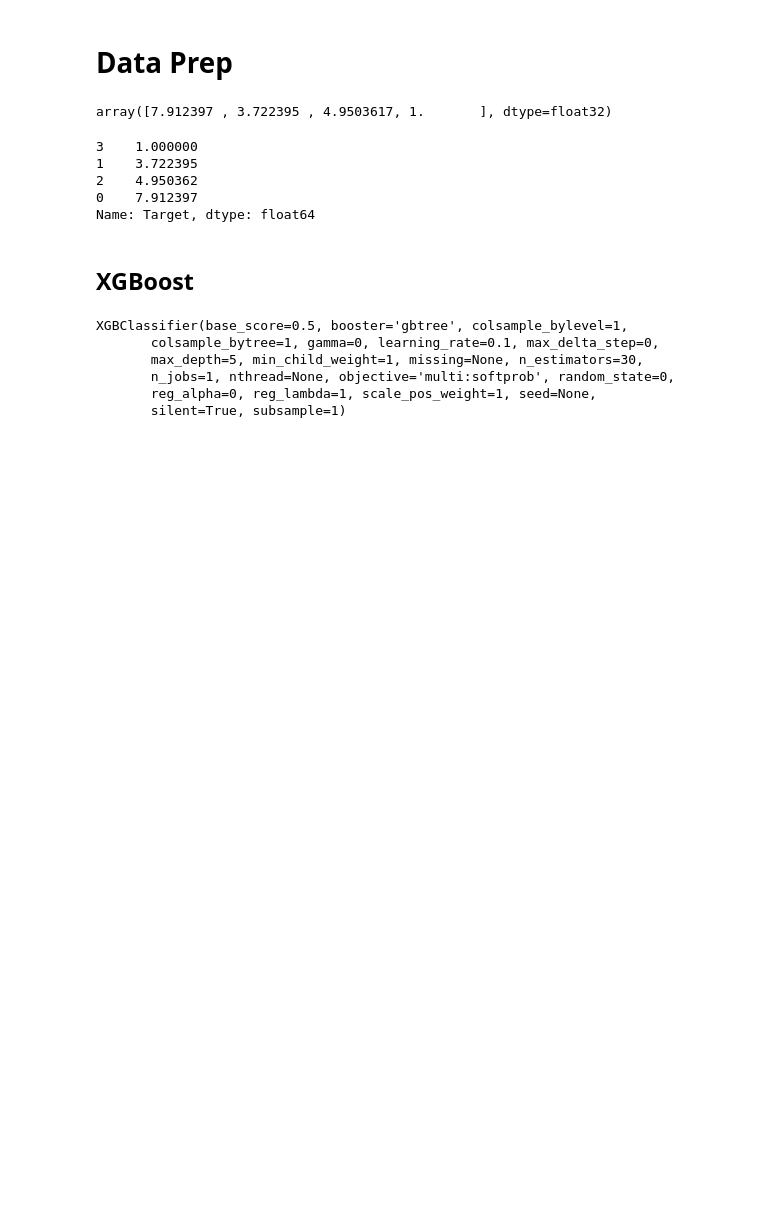
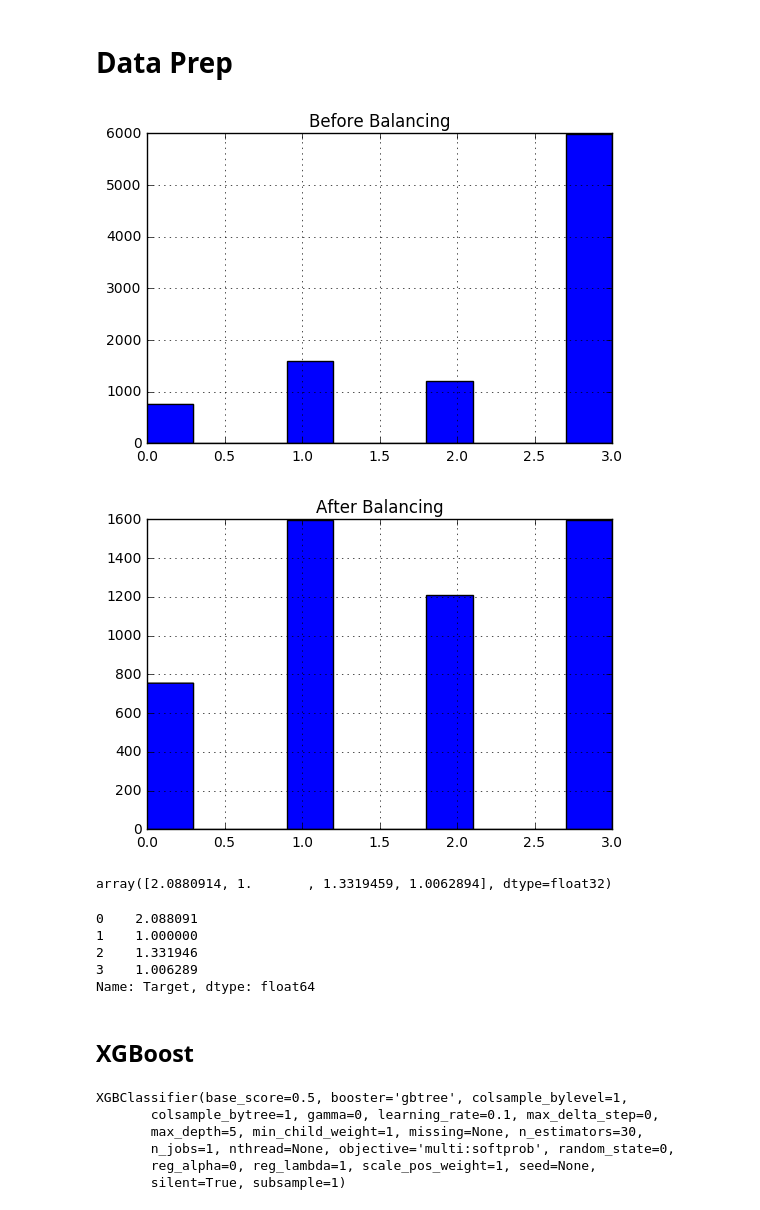
Before and after one commit to DanaCohen95/copycat, a Jupyter notebook: student_teacher_costa_rica.ipynb, the cells around one changed output. Drawn from its saved outputs; the diff is of its cells as text; code cells hidden in the pictures; blank space fills up the shorter version.

```diff
--- a/student_teacher_costa_rica.ipynb
+++ b/student_teacher_costa_rica.ipynb
@@ -40,10 +41,36 @@ p = r"C:\Users\user\dev\copycat\data\costa-rican-household-poverty-prediction\tr
 raw_df = pd.read_csv(p)
 # %%
 df = raw_df.drop(['Id', 'idhogar', 'dependency', 'edjefe', 'edjefa'], axis=1)
-X = df.drop(['Target'], axis=1)
+df = df.drop(["SQBage", "SQBdependency", "SQBedjefe", "SQBescolari", "SQBhogar_nin", "SQBhogar_total",
+         "SQBmeaned", "SQBovercrowding", "age", "agesq", "elimbasu5", "escolari", "hhsize",
+         "hogar_mayor", "hogar_nin", "hogar_total", "qmobilephone",
+         "r4h1", "r4h2", "r4h3", "r4m1", "r4m2", "r4m3", "r4t1",
+         "rez_esc", "rez_esc", "tamhog", "tamviv", "v18q1", "v2a1"], axis=1)
+X = df.drop(['Target'], axis=1).iloc[:, :10]
 y = df['Target'] - 1
 n_classes = len(y.unique())
 n_features = X.shape[1]
+# %%
+y.hist()
+plt.title("Before Balancing")
+plt.show()
+
+label_most_common = y.value_counts().idxmax()
+count_second_most_common = y.value_counts().sort_values().iloc[-2]
+
+idx_common, = (y == label_most_common).nonzero()
+np.random.shuffle(idx_common)
+idx_drop = idx_common[count_second_most_common:]
+
+X.drop(idx_drop, axis="rows", inplace=True)
+y.drop(idx_drop, axis="rows", inplace=True)
+
+y.hist()
+plt.title("After Balancing")
+plt.show()
+# %% [output]
+[figure, added]
+[figure, added]
 # %%
 X_train, X_valid, y_train, y_valid = train_test_split(X, y, test_size=0.2, random_state=7)
 # %%
@@ -58,14 +85,14 @@ class_weights_dict = class_weights.to_dict()
 class_weights_array = class_weights.values.astype(np.float32)
 class_weights_array
 # %% [output]
-array([7.912397 , 3.722395 , 4.9503617, 1.       ], dtype=float32)
+array([2.0880914, 1.       , 1.3319459, 1.0062894], dtype=float32)
 # %%
 class_weights
 # %% [output]
-3    1.000000
-1    3.722395
-2    4.950362
-0    7.912397
+0    2.088091
+1    1.000000
+2    1.331946
+3    1.006289
 Name: Target, dtype: float64
 # %% [markdown]
 ## XGBoost
```
Also changed, not shown: parts of 17 cells of this notebook, 1 other file.
